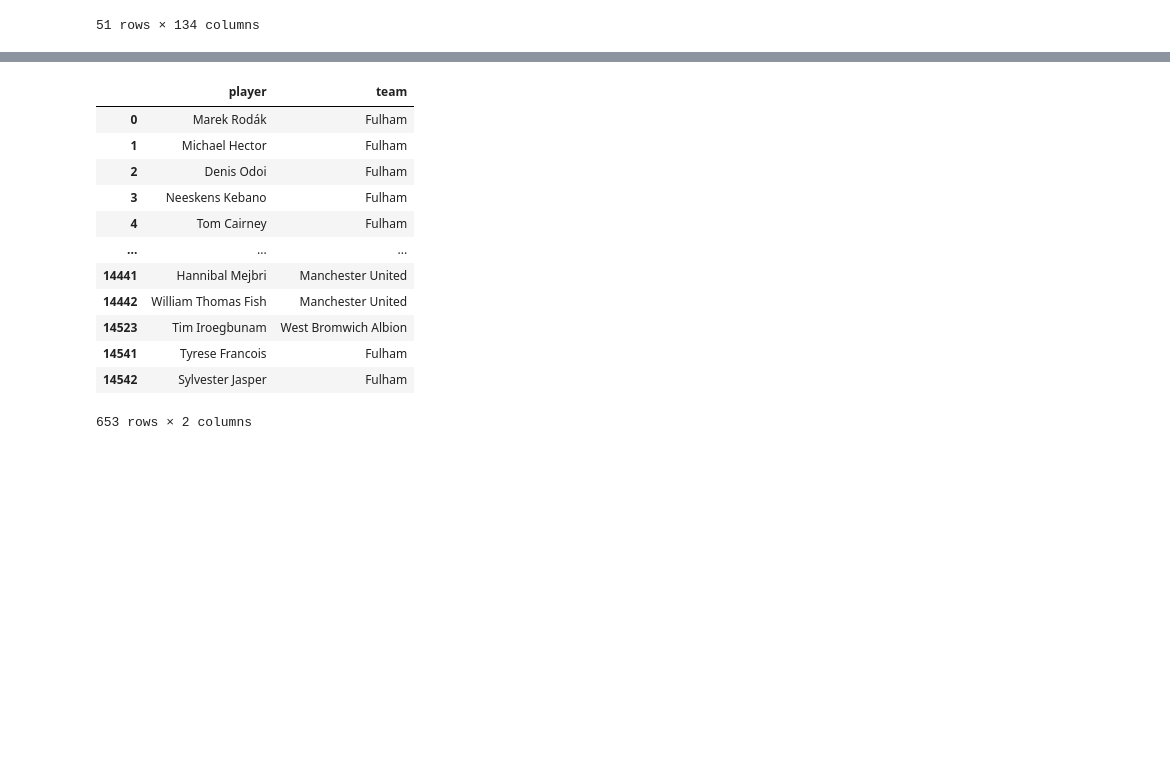
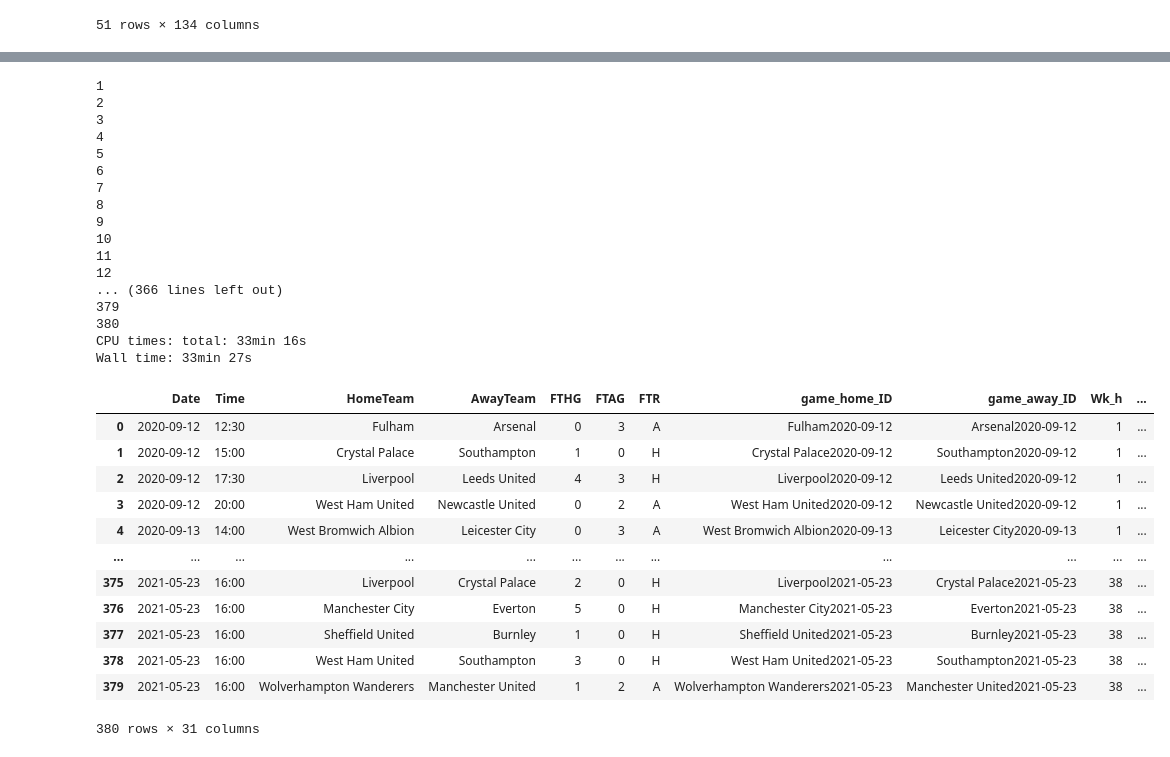
Before and after one commit to Giuliano99/Masterarbeit, a Jupyter notebook: Player Stats.ipynb, the cells around one changed output, grey strips where cells are left out. Cells and saved outputs as stored; diff of their text form; code cells hidden in the pictures; blank space fills up the shorter version.

```diff
--- a/Player Stats.ipynb
+++ b/Player Stats.ipynb
@@ -326,18 +325,35 @@ test
-# %%
-PL20_21_lineups_p = PL20_21_lineups[['player', 'team']]
-PL20_21_lineups_p= PL20_21_lineups_p.drop_duplicates()
-PL20_21_lineups_p
-# %% [output]
-|  | player | team |
-| 0 | Marek Rodák | Fulham |
-| 1 | Michael Hector | Fulham |
-| 2 | Denis Odoi | Fulham |
-| 3 | Neeskens Kebano | Fulham |
-| 4 | Tom Cairney | Fulham |
-| ... | ... | ... |
-| 14441 | Hannibal Mejbri | Manchester United |
-| 14442 | William Thomas Fish | Manchester United |
-| 14523 | Tim Iroegbunam | West Bromwich Albion |
-| 14541 | Tyrese Francois | Fulham |
-| 14542 | Sylvester Jasper | Fulham |
-653 rows × 2 columns
+# %%
+%%time
+player_ratings_a_09 = append_stats(PL20_21_fixtures_tmp, PL20_21_player_stats_tmp, 'rating')
+player_ratings_a_09
+# %% [output]
+1
+2
+3
+4
+5
+6
+7
+8
+9
+10
+11
+12
+... (366 lines left out)
+379
+380
+CPU times: total: 33min 16s
+Wall time: 33min 27s
+|  | Date | Time | HomeTeam | AwayTeam | FTHG | FTAG | FTR | game_home_ID | game_away_ID | Wk_h | ... |
+| 0 | 2020-09-12 | 12:30 | Fulham | Arsenal | 0 | 3 | A | Fulham2020-09-12 | Arsenal2020-09-12 | 1 | ... |
+| 1 | 2020-09-12 | 15:00 | Crystal Palace | Southampton | 1 | 0 | H | Crystal Palace2020-09-12 | Southampton2020-09-12 | 1 | ... |
+| 2 | 2020-09-12 | 17:30 | Liverpool | Leeds United | 4 | 3 | H | Liverpool2020-09-12 | Leeds United2020-09-12 | 1 | ... |
+| 3 | 2020-09-12 | 20:00 | West Ham United | Newcastle United | 0 | 2 | A | West Ham United2020-09-12 | Newcastle United2020-09-12 | 1 | ... |
+| 4 | 2020-09-13 | 14:00 | West Bromwich Albion | Leicester City | 0 | 3 | A | West Bromwich Albion2020-09-13 | Leicester City2020-09-13 | 1 | ... |
+| ... | ... | ... | ... | ... | ... | ... | ... | ... | ... | ... | ... |
+| 375 | 2021-05-23 | 16:00 | Liverpool | Crystal Palace | 2 | 0 | H | Liverpool2021-05-23 | Crystal Palace2021-05-23 | 38 | ... |
+| 376 | 2021-05-23 | 16:00 | Manchester City | Everton | 5 | 0 | H | Manchester City2021-05-23 | Everton2021-05-23 | 38 | ... |
+| 377 | 2021-05-23 | 16:00 | Sheffield United | Burnley | 1 | 0 | H | Sheffield United2021-05-23 | Burnley2021-05-23 | 38 | ... |
+| 378 | 2021-05-23 | 16:00 | West Ham United | Southampton | 3 | 0 | H | West Ham United2021-05-23 | Southampton2021-05-23 | 38 | ... |
+| 379 | 2021-05-23 | 16:00 | Wolverhampton Wanderers | Manchester United | 1 | 2 | A | Wolverhampton Wanderers2021-05-23 | Manchester United2021-05-23 | 38 | ... |
+380 rows × 31 columns
```
Also changed, not shown: parts of 25 cells of this notebook, 13 other files.
